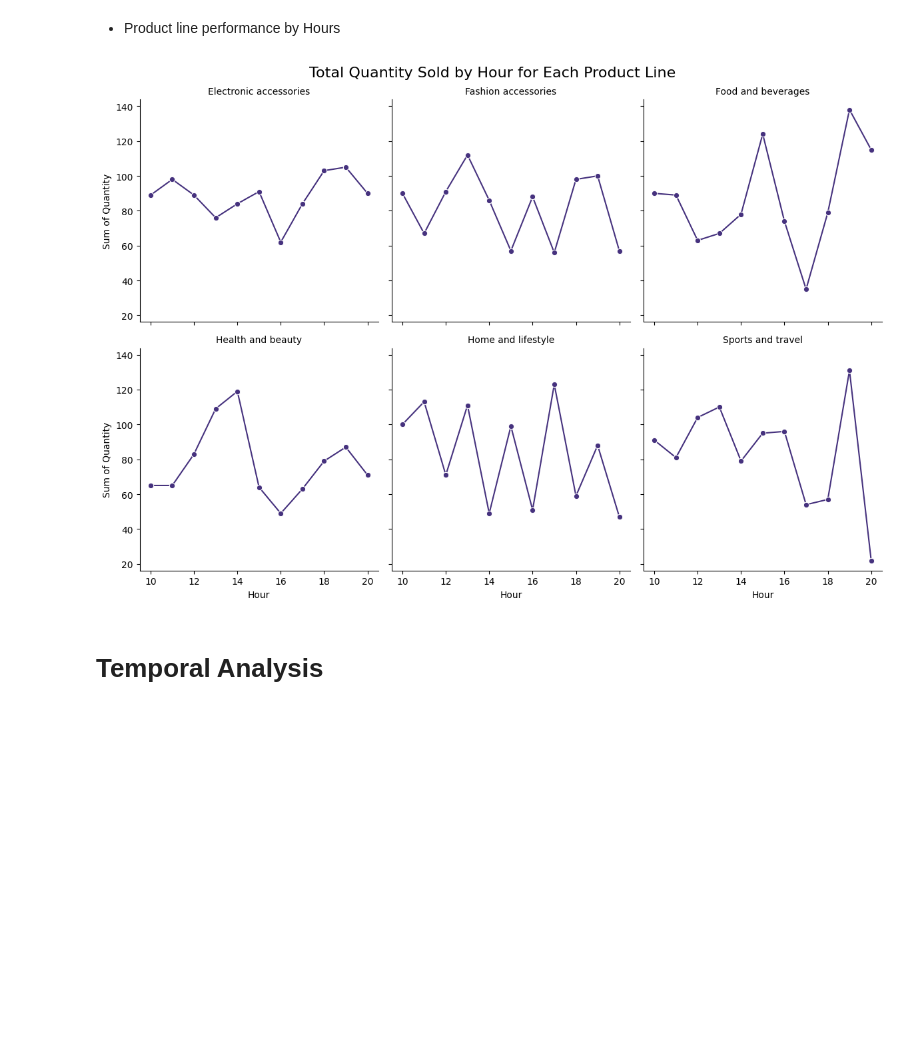
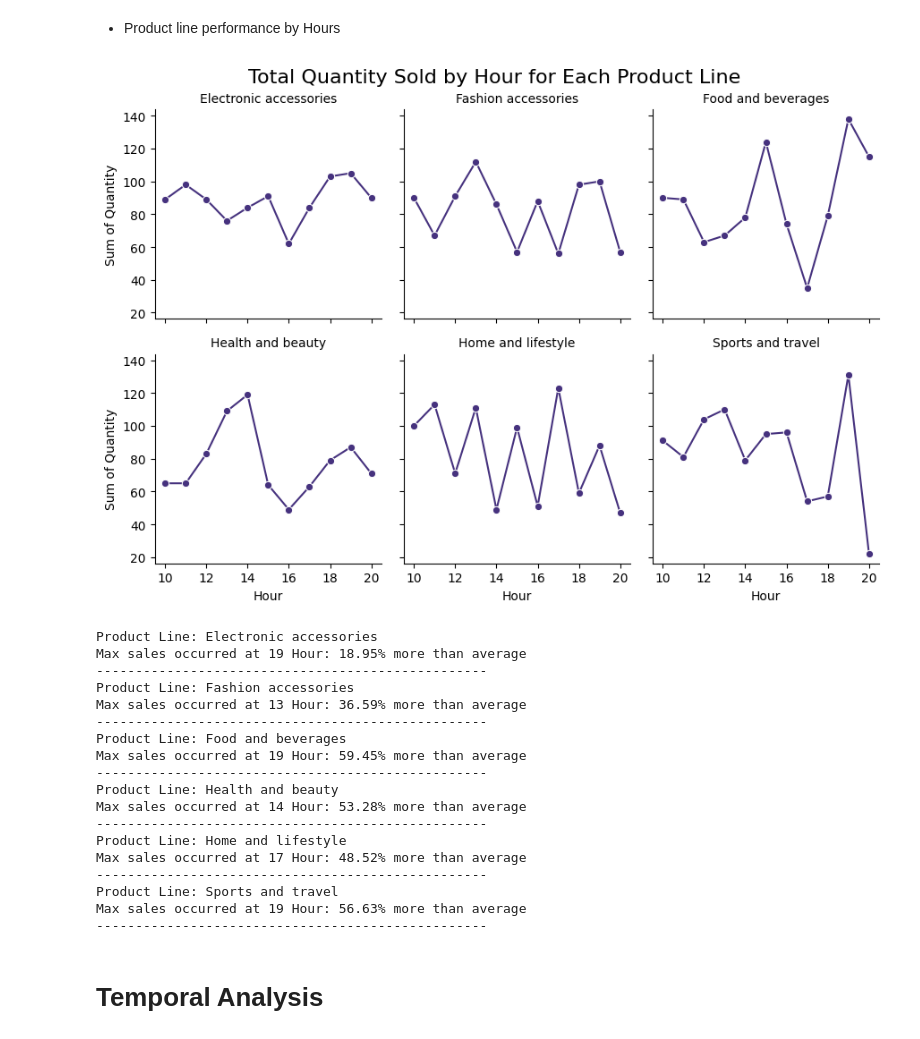
Before and after one commit to Jatin-Mehra119/Sales-Analysis, a Jupyter notebook: EDA.ipynb, the cells around one changed output. Cells and saved outputs as stored; diff of their text form; code cells hidden in the pictures; blank space fills up the shorter version.

```diff
--- a/EDA.ipynb
+++ b/EDA.ipynb
@@ -256,7 +365,7 @@ plt.show()
 # %%
 df_grouped = df.groupby(['Day of Week', 'Product line'])[['Quantity']].sum().reset_index()
 # Create the FacetGrid
-g = sns.FacetGrid(df_grouped, col="Product line", col_wrap=3, height=4, sharex=True, sharey=True)
+g = sns.FacetGrid(df_grouped, col="Product line", col_wrap=3, height=3, sharex=True, sharey=True)
 g.map(sns.lineplot, "Day of Week", "Quantity", marker="o")
 
 # Add titles and labels
@@ -264,4 +373,20 @@ g.set_titles("{col_name}")
 g.set_axis_labels("Day of Week", "Sum of Quantity")
 g.fig.suptitle("Total Quantity Sold by Day of Week for Each Product Line", y=1.02, fontsize=16)
 plt.show()
+
+
+for product_line in df_grouped['Product line'].unique():
+    product_line_data = df_grouped[df_grouped['Product line'] == product_line]
+
+    avg_quantity = product_line_data['Quantity'].mean()
+    max_quantity = product_line_data['Quantity'].max()
+    max_day = product_line_data[product_line_data['Quantity'] == max_quantity]['Day of Week'].values[0]
+
+    # Calculate percentage difference
+    percentage_diff = ((max_quantity - avg_quantity) / avg_quantity) * 100
+
+    # Print the result
+    print(f"Product Line: {product_line}")
+    print(f"Max sales occurred on {max_day} Day: {percentage_diff:.2f}% more than average")
+    print("-" * 50)
 # %% [output]
@@ -271,16 +414,54 @@ plt.show()
 # %%
 df_grouped = df.groupby(['Hour', 'Product line'])[['Quantity']].sum().reset_index()
 # Create the FacetGrid
-g = sns.FacetGrid(df_grouped, col="Product line", col_wrap=3, height=4, sharex=True, sharey=True)
+g = sns.FacetGrid(df_grouped, col="Product line", col_wrap=3, height=3, sharex=True, sharey=True)
 g.map(sns.lineplot, "Hour", "Quantity", marker="o")
 
 # Add titles and labels
 g.set_titles("{col_name}")
 g.set_axis_labels("Hour", "Sum of Quantity")
 g.fig.suptitle("Total Quantity Sold by Hour for Each Product Line", y=1.02, fontsize=16)
 plt.show()
+
+
+# Group by 'Hour' and 'Product line' and sum 'Quantity'
+df_grouped = df.groupby(['Hour', 'Product line'])[['Quantity']].sum().reset_index()
+
+# Calculate the percentage difference and find the max performer for each Product line
+for product_line in df_grouped['Product line'].unique():
+    product_line_data = df_grouped[df_grouped['Product line'] == product_line]
+
+    avg_quantity = product_line_data['Quantity'].mean()
+    max_quantity = product_line_data['Quantity'].max()
+    max_hour = product_line_data[product_line_data['Quantity'] == max_quantity]['Hour'].values[0]
+
+    # Calculate percentage difference
+    percentage_diff = ((max_quantity - avg_quantity) / avg_quantity) * 100
+
+    # Print the result
+    print(f"Product Line: {product_line}")
+    print(f"Max sales occurred at {max_hour} Hour: {percentage_diff:.2f}% more than average")
+    print("-" * 50)
 # %% [output]
-[figure, old version]
+[figure, new version]
+Product Line: Electronic accessories
+Max sales occurred at 19 Hour: 18.95% more than average
+--------------------------------------------------
+Product Line: Fashion accessories
+Max sales occurred at 13 Hour: 36.59% more than average
+--------------------------------------------------
+Product Line: Food and beverages
+Max sales occurred at 19 Hour: 59.45% more than average
+--------------------------------------------------
+Product Line: Health and beauty
+Max sales occurred at 14 Hour: 53.28% more than average
+--------------------------------------------------
+Product Line: Home and lifestyle
+Max sales occurred at 17 Hour: 48.52% more than average
+--------------------------------------------------
+Product Line: Sports and travel
+Max sales occurred at 19 Hour: 56.63% more than average
+--------------------------------------------------
 # %% [markdown]
 # Temporal Analysis
 # %% [markdown]
```
Also changed, not shown: parts of 16 cells of this notebook.
